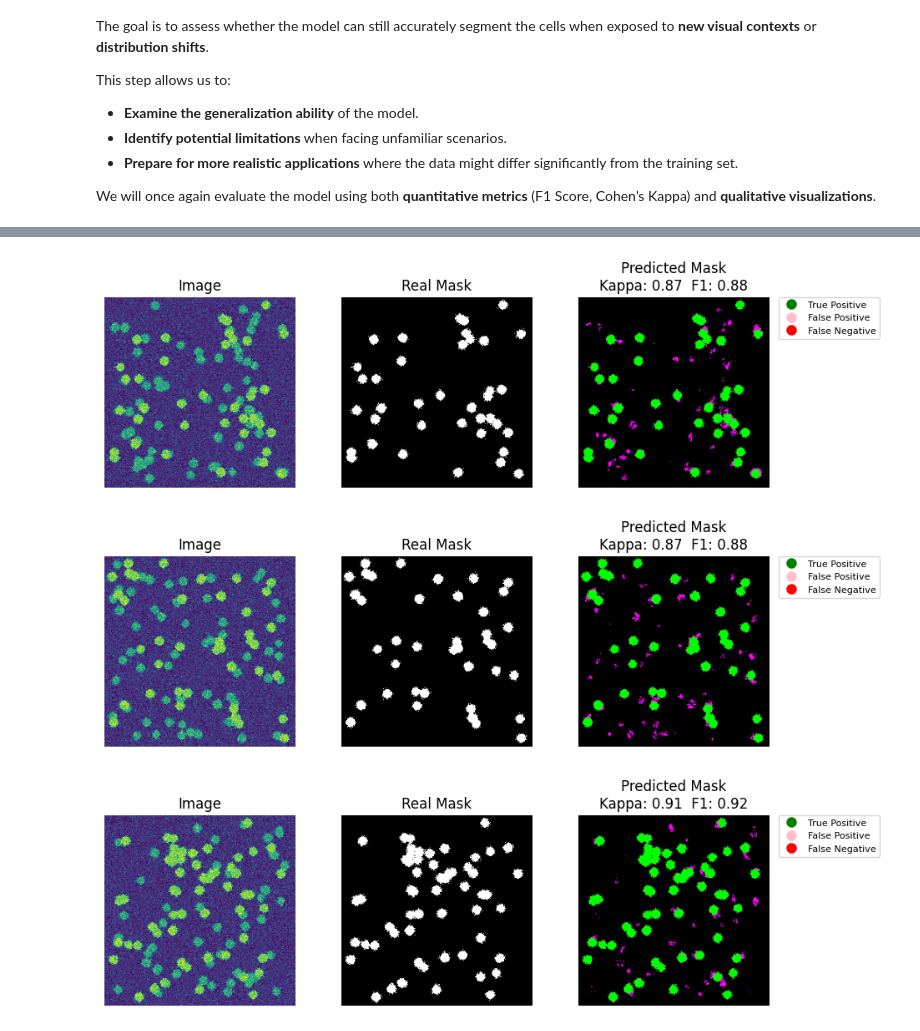
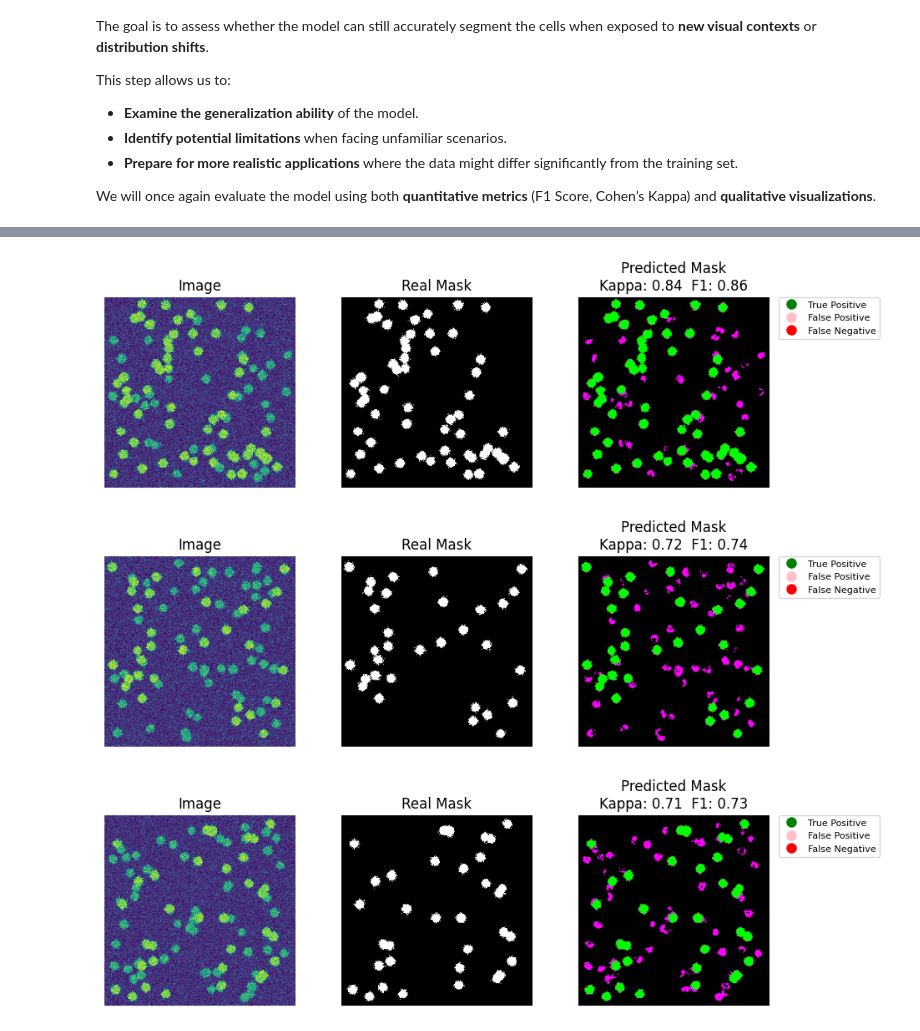
Before and after one commit to lucasmtse/Introduction_CNN_U_NET, a Jupyter notebook: introduction_CNN_U_Net.ipynb, the cells around one changed output, grey strips where cells are left out. Drawn from its saved outputs; the diff is of its cells as text; code cells hidden in the pictures.

```diff
--- a/introduction_CNN_U_Net.ipynb
+++ b/introduction_CNN_U_Net.ipynb
@@ -185,5 +191,5 @@ Output shape : (None, 32, 32, 1)
 
 # Compile and train the model
 model.compile(optimizer='adam', loss='binary_crossentropy', metrics=['accuracy'])
-model.fit(X, Y, epochs=50, batch_size=32, verbose=1)
+model.fit(X, Y, epochs=50, batch_size=32, verbose=0)
 # %% [output]
@@ -630,6 +628,8 @@ def generate_cell_256_test():
 kappa_list = []
 f1_list = []
 
+#Set the seed for reproducibility
+np.random.seed(42)
 for i in range(10):
     x_test, y_test = generate_cell_256_test()
     pred = model.predict(np.expand_dims(x_test, axis=0))[0]
@@ -639,14 +639,14 @@ for i in range(10):
 
     # Calcul du score kappa
     kappa = compute_kappa(true_mask, pred_mask)
-    kappa_list.append(kappa)
+    kappa_list.append(round(kappa,2))
 
     # Calcul du F1 score
     tp = np.sum(pred_mask * true_mask)
     fp = np.sum(pred_mask) - tp
     fn = np.sum(true_mask) - tp
     f1_score = 2 * tp / (2 * tp + fp + fn) if (tp + fp + fn) > 0 else 0
-    f1_list.append(f1_score)
+    f1_list.append(round(f1_score,2))
 
     if i < 3:
         # Détection des erreurs
@@ -686,7 +686,8 @@ for i in range(10):
         plt.legend(handles=legend_elements, loc="upper left", bbox_to_anchor=(1.05, 1), borderaxespad=0., prop={'size': 8})
         plt.tight_layout()
 
-# Résumé des scores
+# Print the summary of the scores Kappa and F1
+#test
 print(f"\nKappa Scores: {kappa_list}")
 print(f"F1 Scores: {f1_list}")
 print(f"\nKappa - min: {min(kappa_list):.2f}, max: {max(kappa_list):.2f}, mean: {np.mean(kappa_list):.2f}")
@@ -711,6 +712,6 @@ F1 - min: 0.88, max: 0.94, mean: 0.91
-[figure, old version]
+[figure, new version]
-[figure, old version]
+[figure, new version]
-[figure, old version]
+[figure, new version]
 # %% [markdown]
 ### 🧪 Testing on Differently Generated Images
 
```
Also changed, not shown: parts of 13 cells of this notebook.
